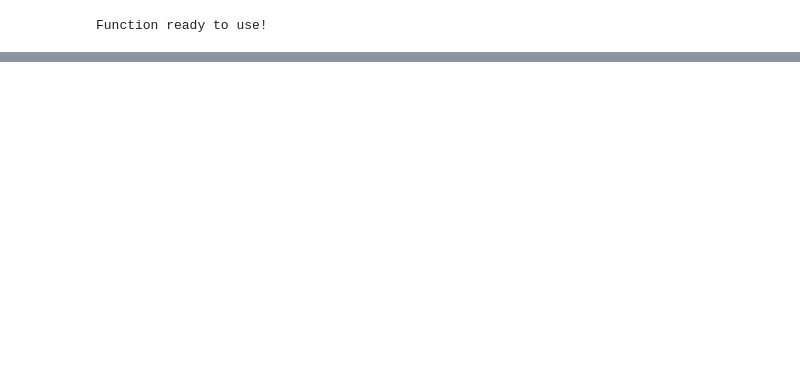
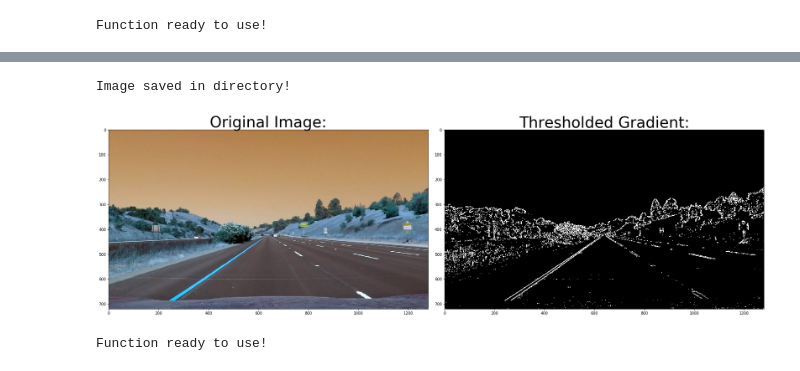
Before and after one commit to CJL89/Advance-Lane-Finding, a Jupyter notebook: Advance Lane Finding.ipynb, the cells around one changed output, grey strips where cells are left out. Saved outputs shown, nothing was run; the diff lists cells and outputs as text; code cells hidden in the pictures; blank space fills up the shorter version.

```diff
--- a/Advance Lane Finding.ipynb
+++ b/Advance Lane Finding.ipynb
@@ -154,0 +200,53 @@ def abs_sobel_thresh(img, orient='x', thresh_min=0, thresh_max=255):
+# %%
+# Format of showing the original and calibrated images taken from Udacity:
+# Formatting the amount of columns and the size of the images that will be displayed:
+f, (ax1, ax2) = plt.subplots(1, 2, figsize=(24, 9))
+f.tight_layout()
+
+highway_test1 = cv2.imread('test_images/straight_lines1.jpg')
+
+# Displaying threshold in highway picture:
+# Showing the original image before passing it through the function:
+ax1.imshow(highway_test1)
+ax1.set_title('Original Image:', fontsize=40)
+
+# Saving the thresholded gradient and saving in a variable and folder:
+highway_threshold_test1 = abs_sobel_thresh(highway_test1, orient='x', thresh_min=20, thresh_max=100)
+plt.imsave('output_images/highway_threshold_test1.jpg', highway_threshold_test1)
+print('Image saved in directory!')
+
+# Showing the thresholded gradient after passing it through the function:
+ax2.imshow(highway_threshold_test1, cmap='gray')
+ax2.set_title('Thresholded Gradient:', fontsize=40)
+plt.subplots_adjust(left=0., right=1, top=0.9, bottom=0.)
+# %% [output]
+Image saved in directory!
+[figure, added]
+# %%
+# Creating function that applies Magnitude of Gradient:
+def mag_thresh(img, sobel_kernel=3, mag_thresh=(0, 255)):
+
+    # Converting image to grayscale:
+    gray = cv2.cvtColor(img, cv2.COLOR_RGB2GRAY)
+
+    # Taking the derivate of X & Y:
+    sobelx = cv2.Sobel(gray, cv2.CV_64F, 1, 0)
+    sobely = cv2.Sobel(gray, cv2.CV_64F, 0, 1)
+
+    # Calculating the magnitude:
+    abs_sobelx = np.sqrt(sobelx**2 + sobely**2)
+
+    # Scaling the image to 8-bit (0-255) and converting to np.uint8
+    scaled_model = np.uint8(255 * abs_sobelx / np.max(abs_sobelx))
+
+    # Creating a mask of 1s where the scaled gradient magnitude number is < thresh min and > the thresh max:
+    sxbinary = np.zeros_like(scaled_model)
+    sxbinary[(scaled_model > mag_thresh[0]) & (scaled_model < mag_thresh[1])] = 1
+
+    # Creating variable to save sxbinary:
+    binary_output = sxbinary
+    return binary_output
+
+print('Function ready to use!')
+# %% [output]
+Function ready to use!
```
Also changed, not shown: parts of 10 cells of this notebook, 46 other files.
